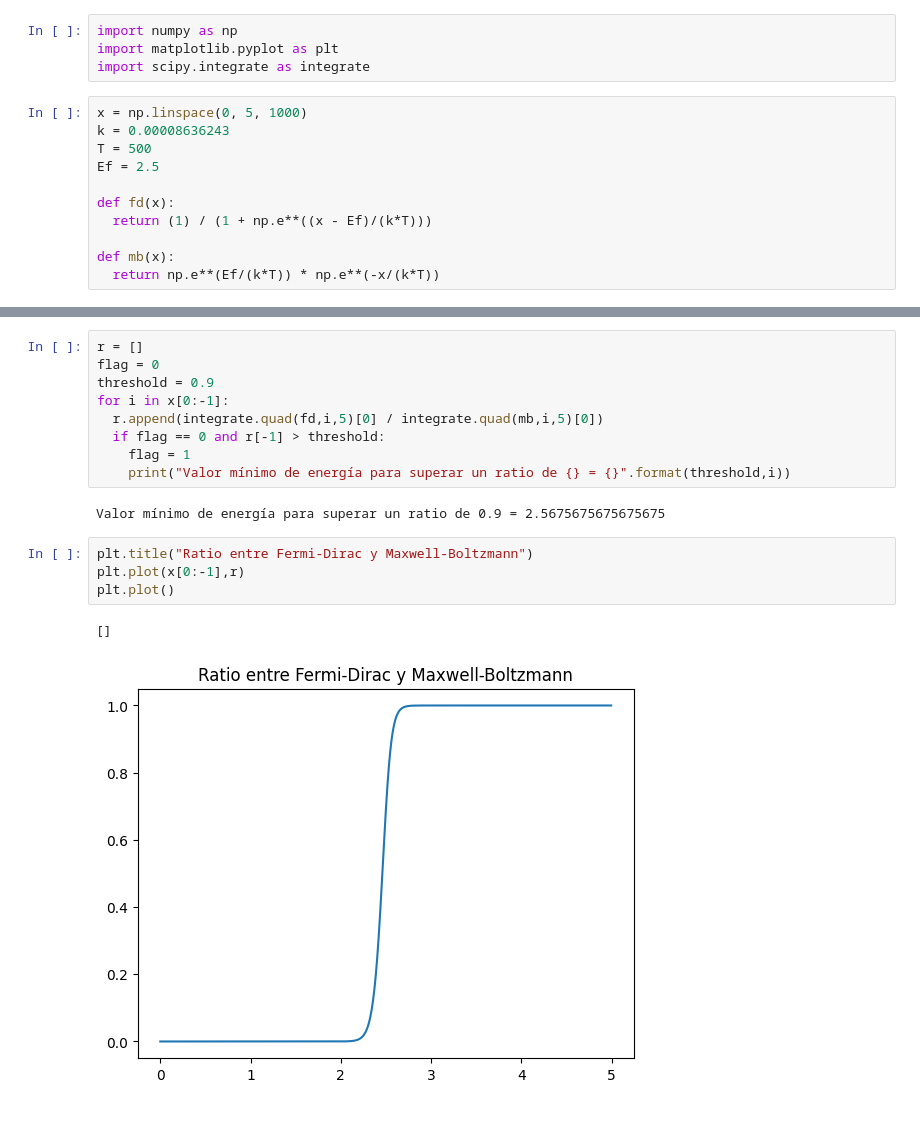
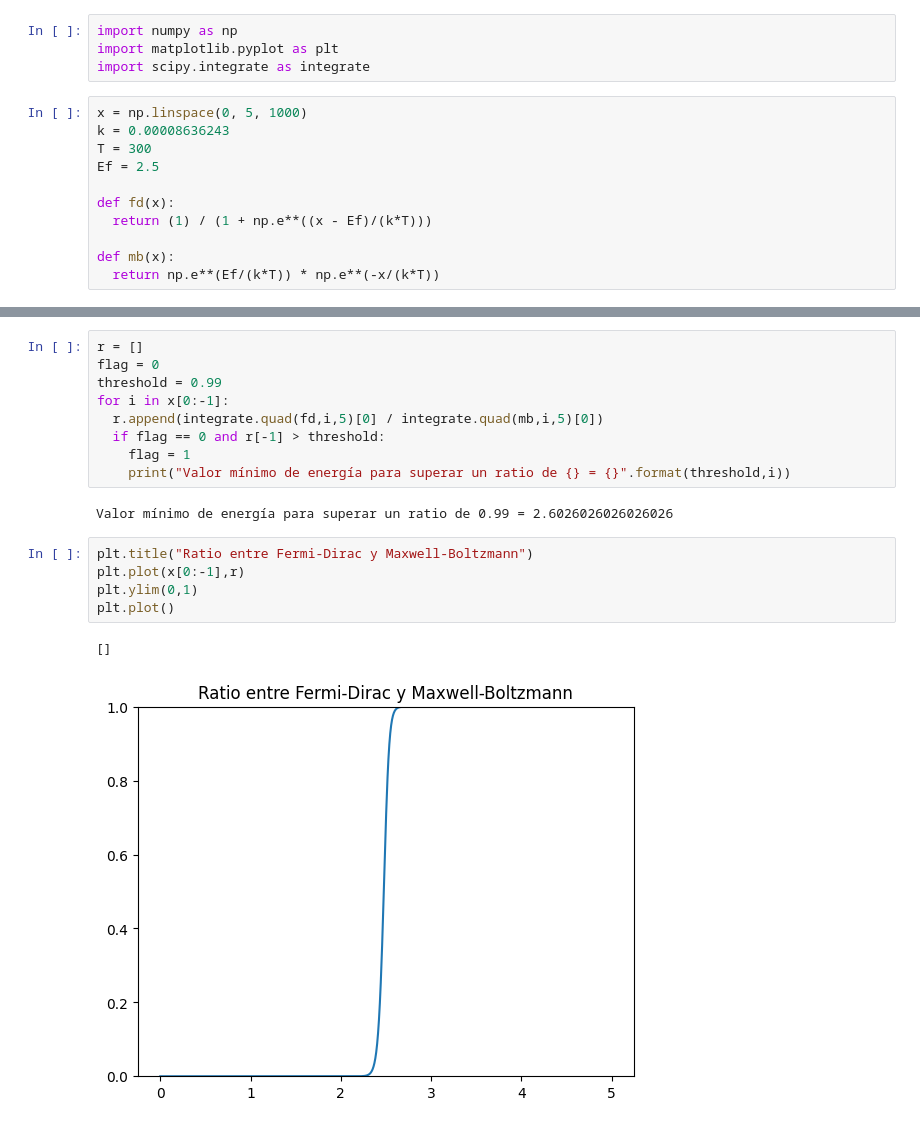
Before and after one commit to agustinsilva447/Fisica-de-los-Semiconductores, a Jupyter notebook: 6_FDvsMB.ipynb, the cells around one changed output, grey strips where cells are left out. Cells and saved outputs as stored; diff of their text form.

```diff
--- a/6_FDvsMB.ipynb
+++ b/6_FDvsMB.ipynb
@@ -7,7 +7,7 @@ import scipy.integrate as integrate
 # %%
 x = np.linspace(0, 5, 1000)
 k = 0.00008636243
-T = 500
+T = 300
 Ef = 2.5
 
 def fd(x):
@@ -38,18 +38,19 @@ Ratio = 0.6931471805599425
 # %%
 r = []
 flag = 0
-threshold = 0.9
+threshold = 0.99
 for i in x[0:-1]:
   r.append(integrate.quad(fd,i,5)[0] / integrate.quad(mb,i,5)[0])
   if flag == 0 and r[-1] > threshold:
     flag = 1
     print("Valor mínimo de energía para superar un ratio de {} = {}".format(threshold,i))
 # %% [output]
-Valor mínimo de energía para superar un ratio de 0.9 = 2.5675675675675675
+Valor mínimo de energía para superar un ratio de 0.99 = 2.6026026026026026
 # %%
 plt.title("Ratio entre Fermi-Dirac y Maxwell-Boltzmann")
 plt.plot(x[0:-1],r)
+plt.ylim(0,1)
 plt.plot()
 # %% [output]
 []
-[figure, old version]
+[figure, new version]
```
Also changed, not shown: parts of 2 cells of this notebook.
